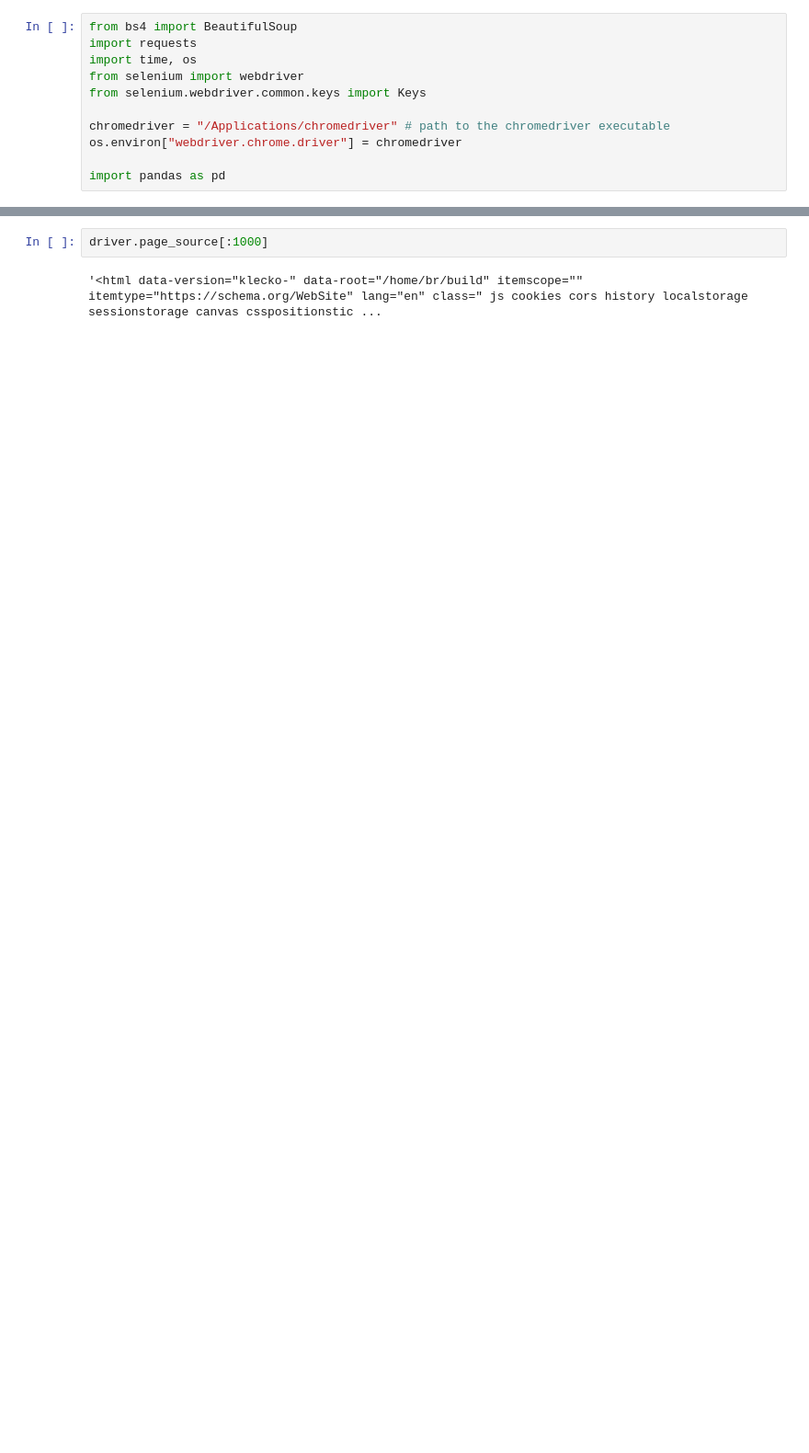
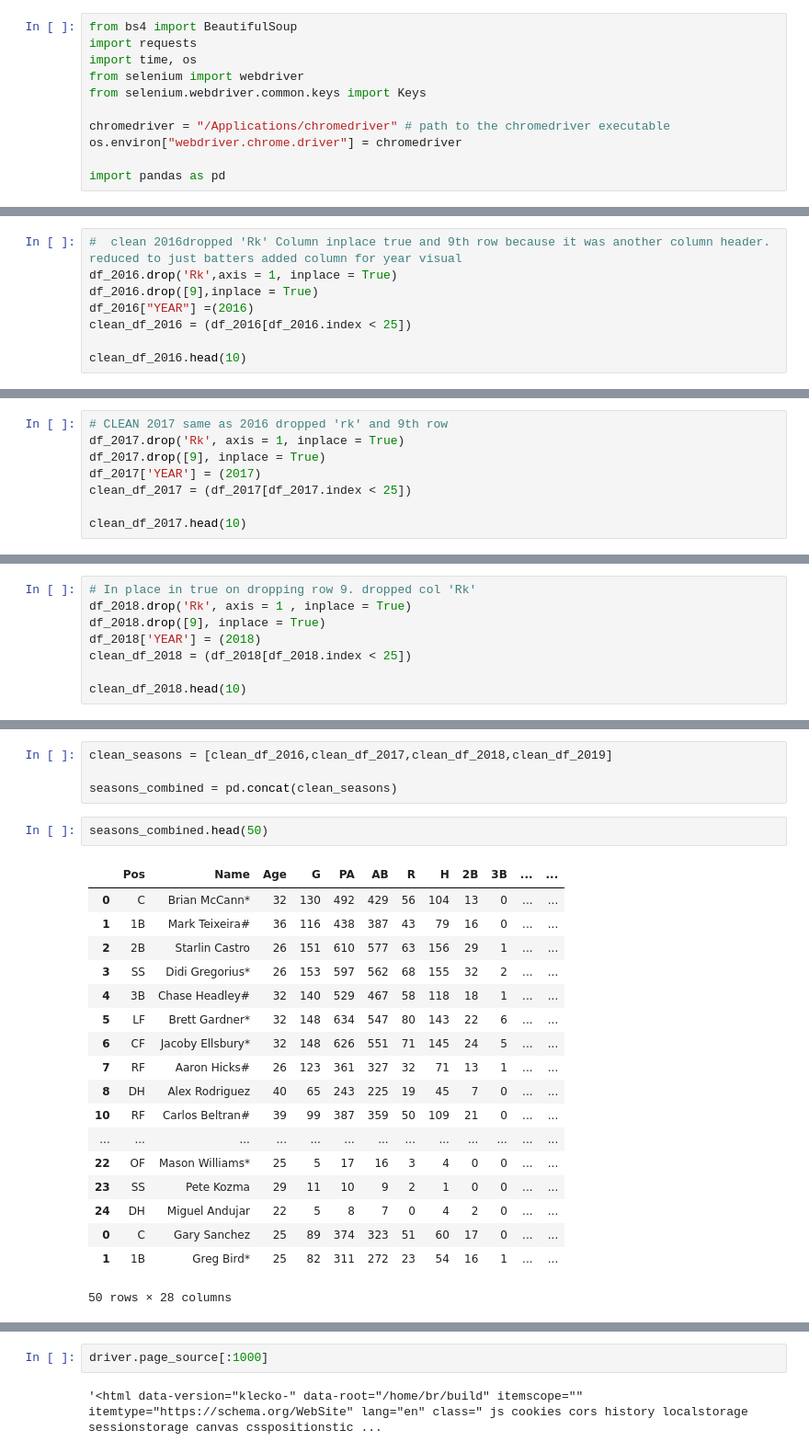
Before and after one commit to Ezuniga13/Home-Run-regression, a Jupyter notebook: Bronx Bombers.ipynb, the cells around one changed output, grey strips where cells are left out. Shown at 92% size. Saved outputs shown, nothing was run; the diff lists cells and outputs as text; blank space fills up the shorter version.

Commit message:
updated data cleaned and scrapped

```diff
--- a/Bronx Bombers.ipynb
+++ b/Bronx Bombers.ipynb
@@ -15,0 +26,8 @@ url_2018 = ""
+# %%
+#  clean 2016dropped 'Rk' Column inplace true and 9th row because it was another column header. reduced to just batters added column for year visual
+df_2016.drop('Rk',axis = 1, inplace = True)
+df_2016.drop([9],inplace = True)
+df_2016["YEAR"] =(2016)
+clean_df_2016 = (df_2016[df_2016.index < 25])
+
+clean_df_2016.head(10)
@@ -15,0 +47,8 @@ url_2018 = ""
+# %%
+# CLEAN 2017 same as 2016 dropped 'rk' and 9th row
+df_2017.drop('Rk', axis = 1, inplace = True)
+df_2017.drop([9], inplace = True)
+df_2017['YEAR'] = (2017)
+clean_df_2017 = (df_2017[df_2017.index < 25])
+
+clean_df_2017.head(10)
@@ -15,0 +68,8 @@ url_2018 = ""
+# %%
+# In place in true on dropping row 9. dropped col 'Rk'
+df_2018.drop('Rk', axis = 1 , inplace = True)
+df_2018.drop([9], inplace = True)
+df_2018['YEAR'] = (2018)
+clean_df_2018 = (df_2018[df_2018.index < 25])
+
+clean_df_2018.head(10)
@@ -15,0 +109,25 @@ url_2018 = ""
+# %%
+clean_seasons = [clean_df_2016,clean_df_2017,clean_df_2018,clean_df_2019]
+
+seasons_combined = pd.concat(clean_seasons)
+# %%
+seasons_combined.head(50)
+# %% [output]
+|  | Pos | Name | Age | G | PA | AB | R | H | 2B | 3B | ... | ... |
+| 0 | C | Brian McCann* | 32 | 130 | 492 | 429 | 56 | 104 | 13 | 0 | ... | ... |
+| 1 | 1B | Mark Teixeira# | 36 | 116 | 438 | 387 | 43 | 79 | 16 | 0 | ... | ... |
+| 2 | 2B | Starlin Castro | 26 | 151 | 610 | 577 | 63 | 156 | 29 | 1 | ... | ... |
+| 3 | SS | Didi Gregorius* | 26 | 153 | 597 | 562 | 68 | 155 | 32 | 2 | ... | ... |
+| 4 | 3B | Chase Headley# | 32 | 140 | 529 | 467 | 58 | 118 | 18 | 1 | ... | ... |
+| 5 | LF | Brett Gardner* | 32 | 148 | 634 | 547 | 80 | 143 | 22 | 6 | ... | ... |
+| 6 | CF | Jacoby Ellsbury* | 32 | 148 | 626 | 551 | 71 | 145 | 24 | 5 | ... | ... |
+| 7 | RF | Aaron Hicks# | 26 | 123 | 361 | 327 | 32 | 71 | 13 | 1 | ... | ... |
+| 8 | DH | Alex Rodriguez | 40 | 65 | 243 | 225 | 19 | 45 | 7 | 0 | ... | ... |
+| 10 | RF | Carlos Beltran# | 39 | 99 | 387 | 359 | 50 | 109 | 21 | 0 | ... | ... |
+| ... | ... | ... | ... | ... | ... | ... | ... | ... | ... | ... | ... | ... |
+| 22 | OF | Mason Williams* | 25 | 5 | 17 | 16 | 3 | 4 | 0 | 0 | ... | ... |
+| 23 | SS | Pete Kozma | 29 | 11 | 10 | 9 | 2 | 1 | 0 | 0 | ... | ... |
+| 24 | DH | Miguel Andujar | 22 | 5 | 8 | 7 | 0 | 4 | 2 | 0 | ... | ... |
+| 0 | C | Gary Sanchez | 25 | 89 | 374 | 323 | 51 | 60 | 17 | 0 | ... | ... |
+| 1 | 1B | Greg Bird* | 25 | 82 | 311 | 272 | 23 | 54 | 16 | 1 | ... | ... |
+50 rows × 28 columns
```
Also changed, not shown: parts of 13 cells of this notebook.
